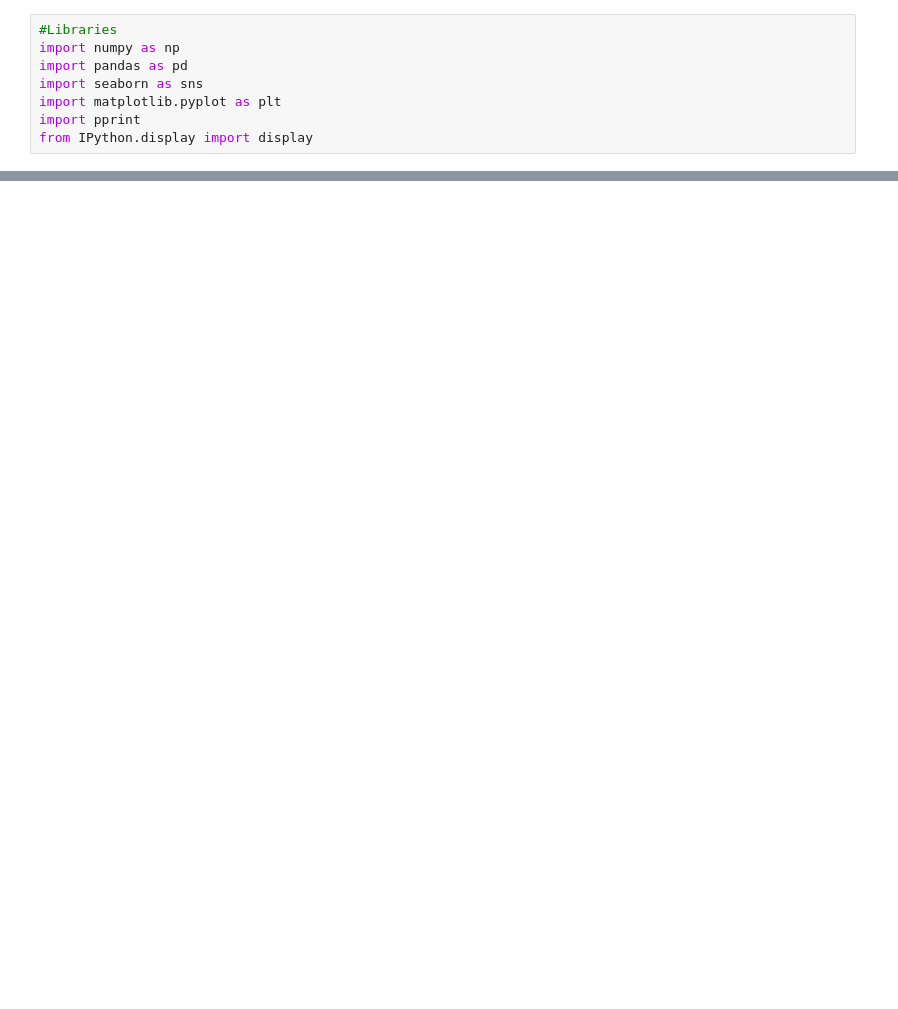
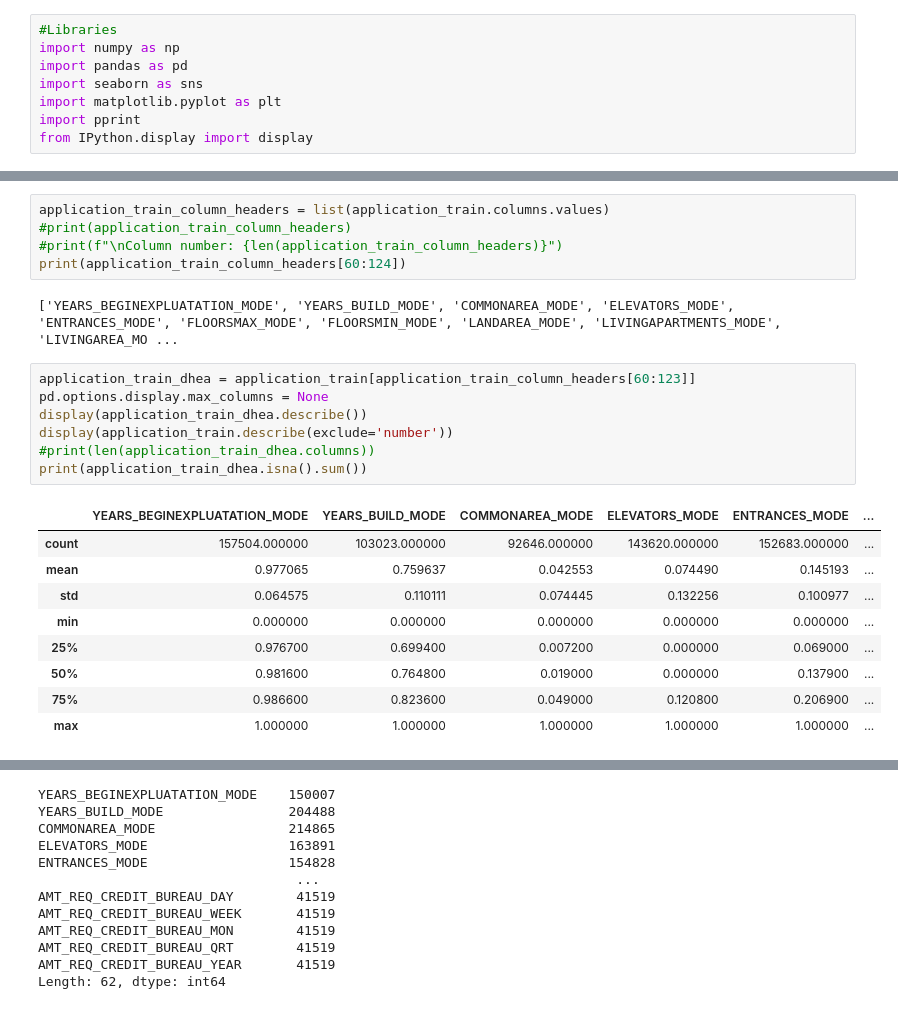
Before and after one commit to radheadewi/home-credit-ftp-uoe, a Jupyter notebook: 2-notebook/cleaning-dhea.ipynb, the cells around one changed output, grey strips where cells are left out. Drawn from its saved outputs; the diff is of its cells as text; blank space fills up the shorter version.

```diff
--- a/2-notebook/cleaning-dhea.ipynb
+++ b/2-notebook/cleaning-dhea.ipynb
@@ -30,0 +52,24 @@ display(application_train.describe(exclude='number'))
+# %%
+application_train_column_headers = list(application_train.columns.values)
+#print(application_train_column_headers)
+#print(f"\nColumn number: {len(application_train_column_headers)}")
+print(application_train_column_headers[60:124])
+# %% [output]
+['YEARS_BEGINEXPLUATATION_MODE', 'YEARS_BUILD_MODE', 'COMMONAREA_MODE', 'ELEVATORS_MODE', 'ENTRANCES_MODE', 'FLOORSMAX_MODE', 'FLOORSMIN_MODE', 'LANDAREA_MODE', 'LIVINGAPARTMENTS_MODE', 'LIVINGAREA_MO ...
+# %%
+application_train_dhea = application_train[application_train_column_headers[60:123]]
+pd.options.display.max_columns = None
+display(application_train_dhea.describe())
+display(application_train.describe(exclude='number'))
+#print(len(application_train_dhea.columns))
+print(application_train_dhea.isna().sum())
+# %% [output]
+|  | YEARS_BEGINEXPLUATATION_MODE | YEARS_BUILD_MODE | COMMONAREA_MODE | ELEVATORS_MODE | ENTRANCES_MODE | ... |
+| count | 157504.000000 | 103023.000000 | 92646.000000 | 143620.000000 | 152683.000000 | ... |
+| mean | 0.977065 | 0.759637 | 0.042553 | 0.074490 | 0.145193 | ... |
+| std | 0.064575 | 0.110111 | 0.074445 | 0.132256 | 0.100977 | ... |
+| min | 0.000000 | 0.000000 | 0.000000 | 0.000000 | 0.000000 | ... |
+| 25% | 0.976700 | 0.699400 | 0.007200 | 0.000000 | 0.069000 | ... |
+| 50% | 0.981600 | 0.764800 | 0.019000 | 0.000000 | 0.137900 | ... |
+| 75% | 0.986600 | 0.823600 | 0.049000 | 0.120800 | 0.206900 | ... |
+| max | 1.000000 | 1.000000 | 1.000000 | 1.000000 | 1.000000 | ... |
@@ -30,0 +81,12 @@ display(application_train.describe(exclude='number'))
+YEARS_BEGINEXPLUATATION_MODE    150007
+YEARS_BUILD_MODE                204488
+COMMONAREA_MODE                 214865
+ELEVATORS_MODE                  163891
+ENTRANCES_MODE                  154828
+                                 ...
+AMT_REQ_CREDIT_BUREAU_DAY        41519
+AMT_REQ_CREDIT_BUREAU_WEEK       41519
+AMT_REQ_CREDIT_BUREAU_MON        41519
+AMT_REQ_CREDIT_BUREAU_QRT        41519
+AMT_REQ_CREDIT_BUREAU_YEAR       41519
+Length: 62, dtype: int64
```
Also changed, not shown: parts of 5 cells of this notebook, 1 other file.
